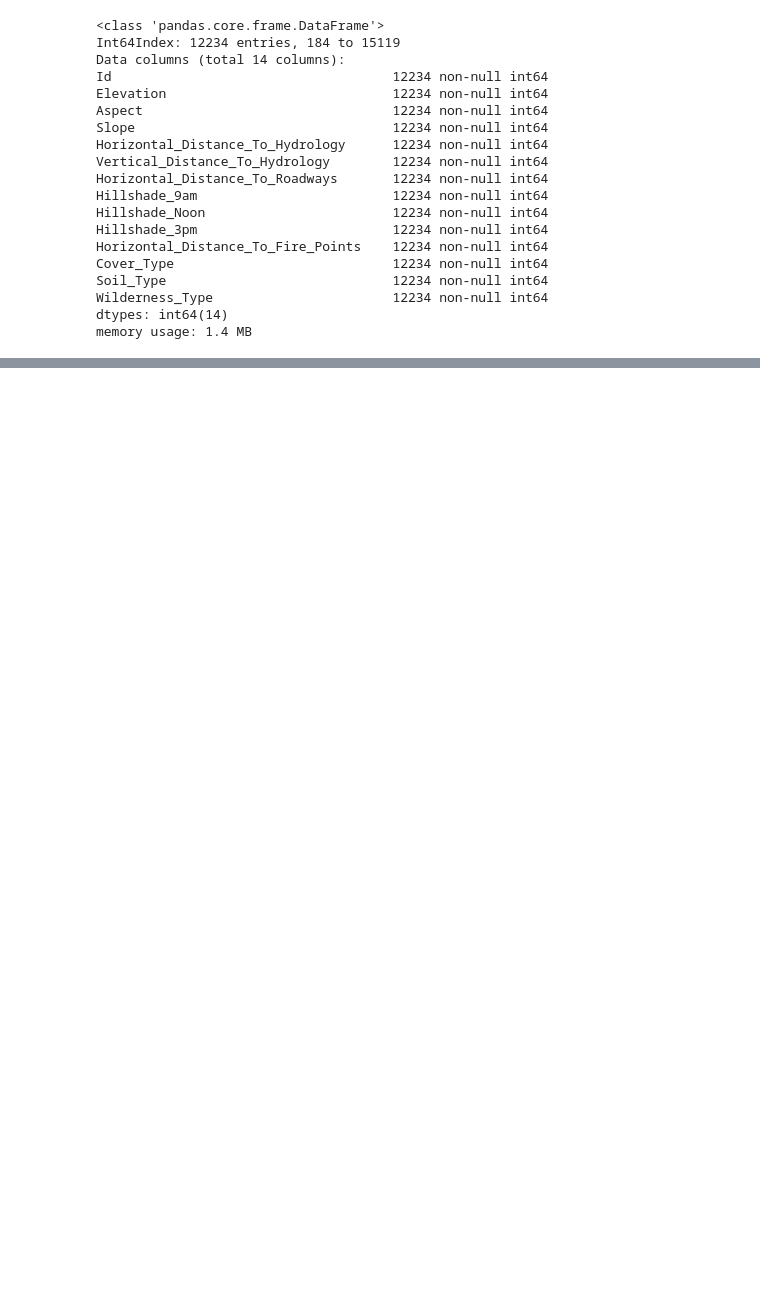
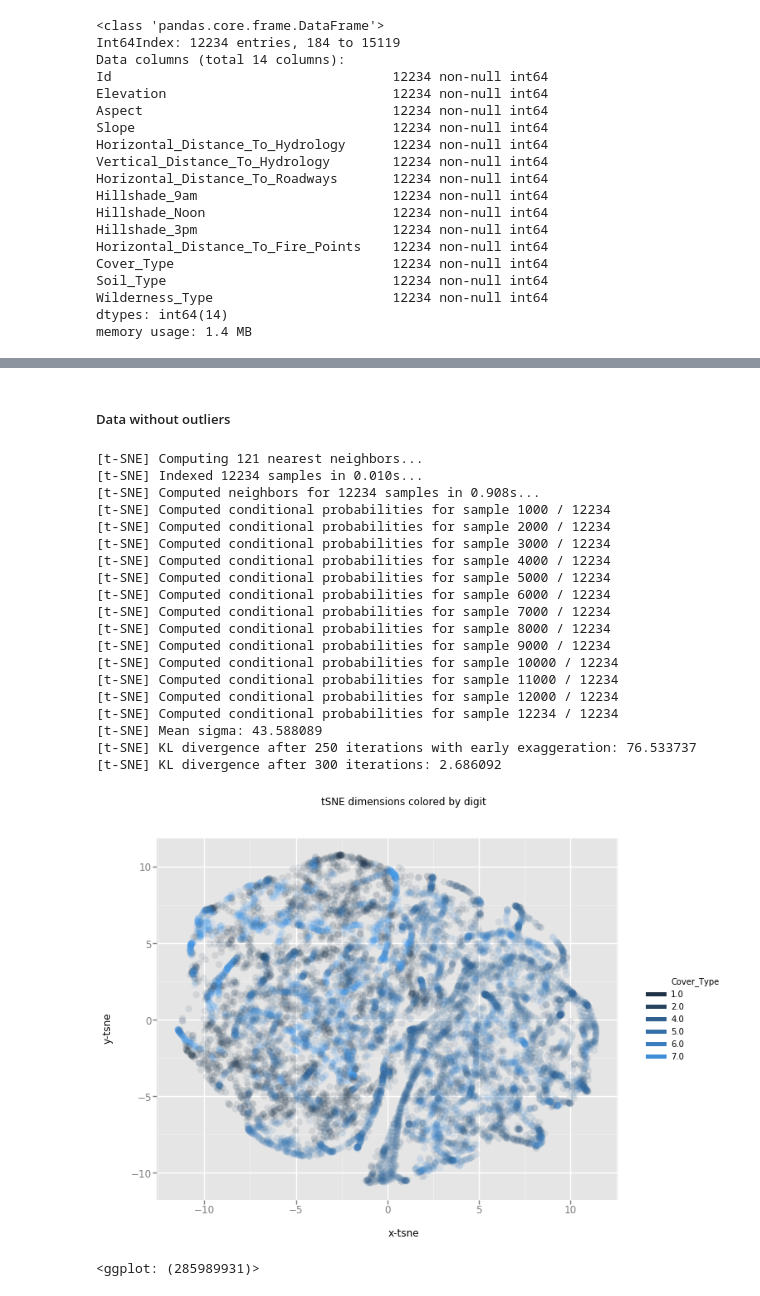
Before and after one commit to stefan-matcovici/Forest-Cover-Type-Prediction, a Jupyter notebook: 2-outlier-detection/univariate-analysis.ipynb, the cells around one changed output, grey strips where cells are left out. Drawn from its saved outputs; the diff is of its cells as text; code cells hidden in the pictures; blank space fills up the shorter version.

```diff
--- a/2-outlier-detection/univariate-analysis.ipynb
+++ b/2-outlier-detection/univariate-analysis.ipynb
@@ -86,0 +124,26 @@ memory usage: 1.4 MB
+# %% [markdown]
+##### Data without outliers
+# %%
+tsne_visualization(data_without_univariate_outliers[data['numerical_attributes'] + data['target']], data['target'][0])
+# %% [output]
+[t-SNE] Computing 121 nearest neighbors...
+[t-SNE] Indexed 12234 samples in 0.010s...
+[t-SNE] Computed neighbors for 12234 samples in 0.908s...
+[t-SNE] Computed conditional probabilities for sample 1000 / 12234
+[t-SNE] Computed conditional probabilities for sample 2000 / 12234
+[t-SNE] Computed conditional probabilities for sample 3000 / 12234
+[t-SNE] Computed conditional probabilities for sample 4000 / 12234
+[t-SNE] Computed conditional probabilities for sample 5000 / 12234
+[t-SNE] Computed conditional probabilities for sample 6000 / 12234
+[t-SNE] Computed conditional probabilities for sample 7000 / 12234
+[t-SNE] Computed conditional probabilities for sample 8000 / 12234
+[t-SNE] Computed conditional probabilities for sample 9000 / 12234
+[t-SNE] Computed conditional probabilities for sample 10000 / 12234
+[t-SNE] Computed conditional probabilities for sample 11000 / 12234
+[t-SNE] Computed conditional probabilities for sample 12000 / 12234
+[t-SNE] Computed conditional probabilities for sample 12234 / 12234
+[t-SNE] Mean sigma: 43.588089
+[t-SNE] KL divergence after 250 iterations with early exaggeration: 76.533737
+[t-SNE] KL divergence after 300 iterations: 2.686092
+[figure, added]
+<ggplot: (285989931)>
```
Also changed, not shown: parts of 21 cells of this notebook, 2 other files.
